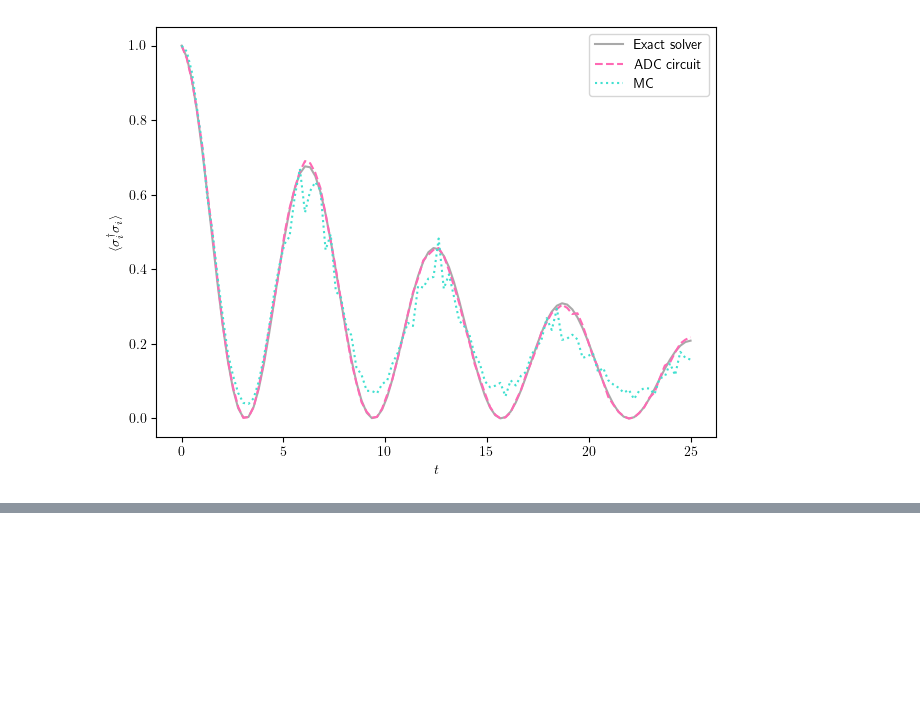
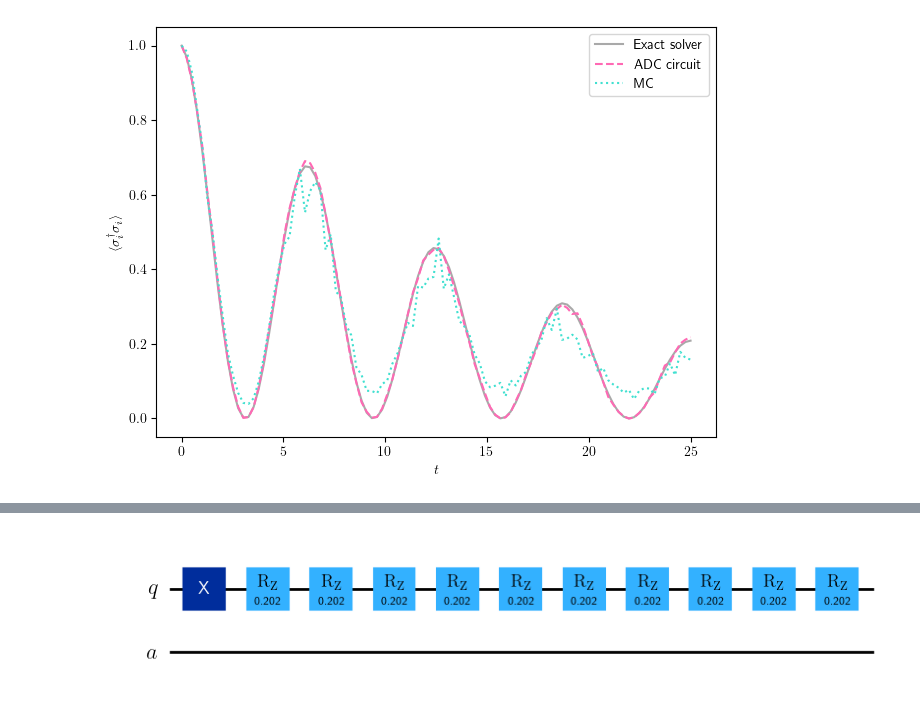
Before and after one commit to bentirher/dmpf_dissipation, a Jupyter notebook: montecarlo/first_test.ipynb, the cells around one changed output, grey strips where cells are left out. Drawn from its saved outputs; the diff is of its cells as text; code cells hidden in the pictures; blank space fills up the shorter version.

```diff
--- a/montecarlo/first_test.ipynb
+++ b/montecarlo/first_test.ipynb
@@ -363,0 +398,37 @@ plt.show()
+# %%
+from qiskit import QuantumCircuit, QuantumRegister
+from qiskit.circuit import Parameter
+
+N = 100 # number of Monte-Carlo circuits
+rng = np.random.default_rng(1234)
+initial_state = ["0"]
+
+system_qubits = QuantumRegister(n, "q")
+ancillas = QuantumRegister(n, "a")
+num_qubits = 2*n
+k = 10
+
+all_circuits = []
+for _ in range(N):
+    r = rng.random((k, n))          # matrix of floats in [0, 1)
+    trajectory_circuits = []
+    for instant in tlist:
+        qc = QuantumCircuit(system_qubits, ancillas)
+        dt = instant/k
+        [qc.x(int(i)) for i in initial_state]
+        p = [ 1 - np.exp(-gamma* (dt)) for i in range(n) ] # decay probabilities at the trotter step t/k
+        for step in range(k):
+            for i in range(n):
+                # Unitary layer
+                alpha = 2*omega*(dt)
+                qc.rz(alpha, system_qubits[i])
+
+            # Monte-Carlo decay layer
+            [ qc.reset(i) for i in range(n) if p[i] >= r[step, i]]
+
+        trajectory_circuits.append(qc)
+    all_circuits.append(trajectory_circuits)
+
+all_circuits[0][20].draw('mpl', fold = -1)
+# %% [output]
+[figure, added]
```
Also changed, not shown: parts of 6 cells of this notebook.
